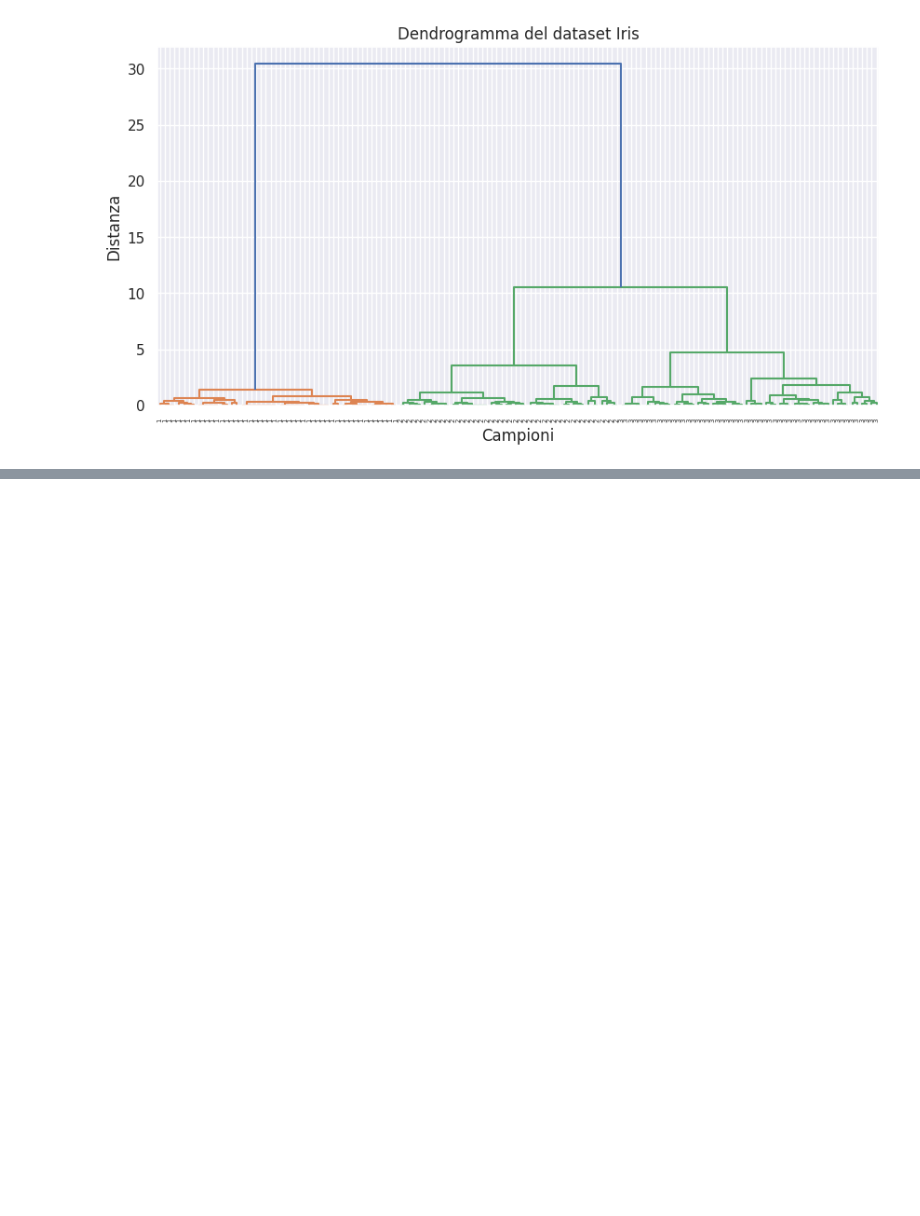
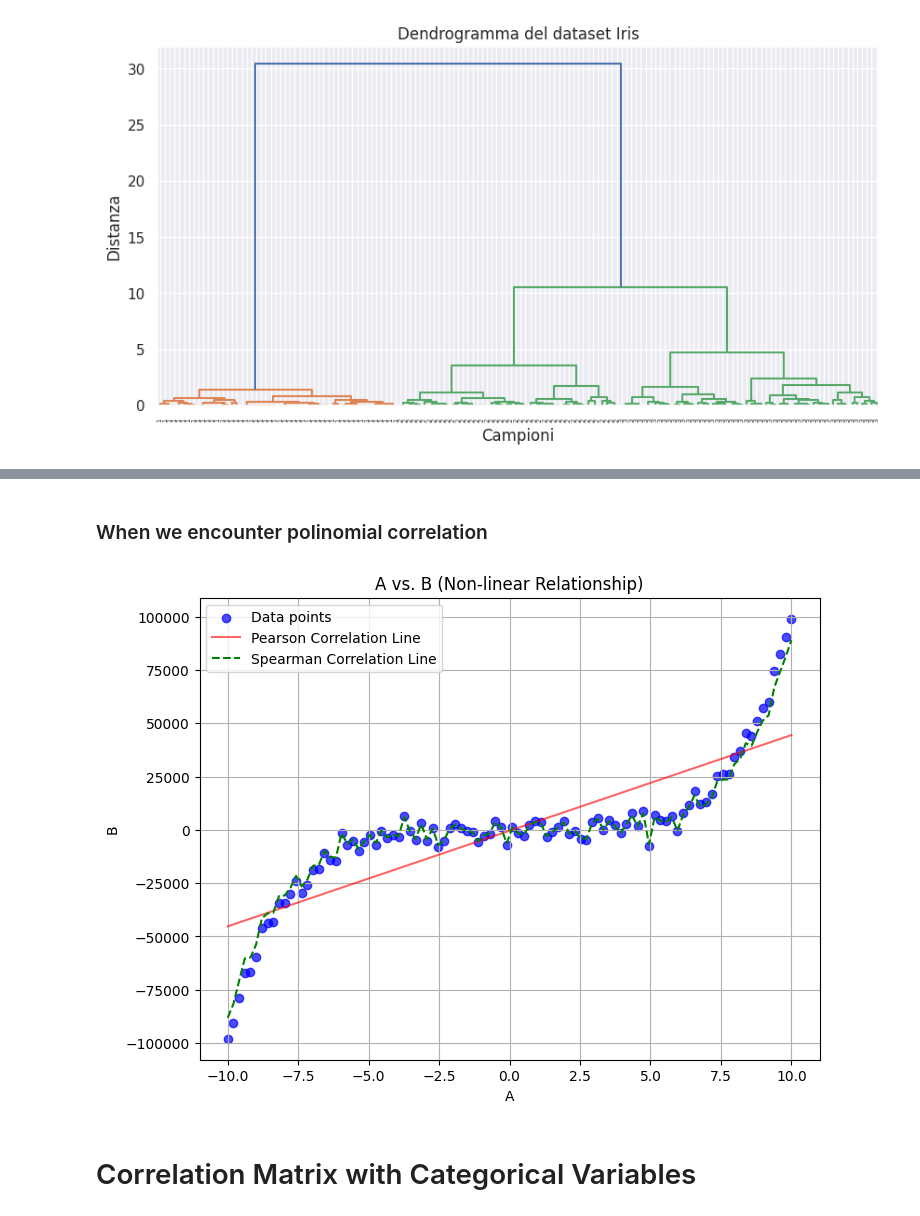
Before and after one commit to Undersk0re/machine-learning-course, a Jupyter notebook: Example/09-seaborn_plot.ipynb, the cells around one changed output, grey strips where cells are left out. Drawn from its saved outputs; the diff is of its cells as text; code cells hidden in the pictures; blank space fills up the shorter version.

```diff
--- a/Example/09-seaborn_plot.ipynb
+++ b/Example/09-seaborn_plot.ipynb
@@ -441,0 +623,40 @@ Conteggio elementi per cluster:
+# %% [markdown]
+### When we encounter polinomial correlation
+# %%
+import numpy as np
+from scipy.stats import spearmanr
+import matplotlib.pyplot as plt
+
+# Generating non-linear data
+np.random.seed(42)
+A = np.linspace(-10, 10, 100)
+B = A**5 + np.random.normal(0, 4000, size=len(A))
+
+# Calculate Spearman correlation coefficient
+spearman_corr, _ = spearmanr(A, B)
+
+# Fit a linear regression line for Pearson correlation
+m, b = np.polyfit(A, B, 1)
+
+# Scatter plot
+plt.figure(figsize=(8, 6))
+plt.scatter(A, B, color='blue', alpha=0.7, label='Data points')
+plt.plot(A, m * A + b, color='red', alpha=0.6, label='Pearson Correlation Line')
+plt.title("A vs. B (Non-linear Relationship)")
+plt.xlabel("A")
+plt.ylabel("B")
+plt.legend()
+
+# Calculate and plot Spearman correlation line
+sorted_indices = np.argsort(A)
+sorted_A = A[sorted_indices]
+sorted_B = B[sorted_indices]
+plt.plot(sorted_A, spearman_corr * sorted_B + (1 - spearman_corr) * np.mean(sorted_B), color='green', linestyle='--', label='Spearman Correlation Line')
+plt.legend()
+
+plt.grid(True)
+plt.show()
+# %% [output]
+[figure, added]
+# %% [markdown]
+# Correlation Matrix with Categorical Variables
```
Also changed, not shown: parts of 6 cells of this notebook, 1 other file.
